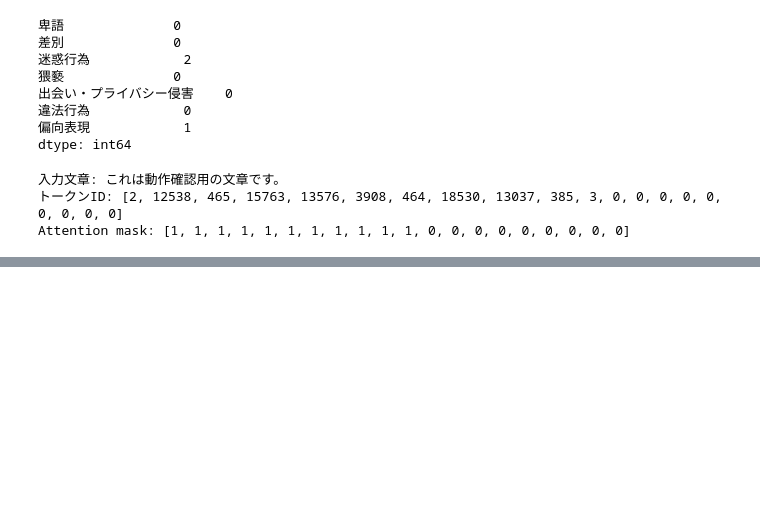
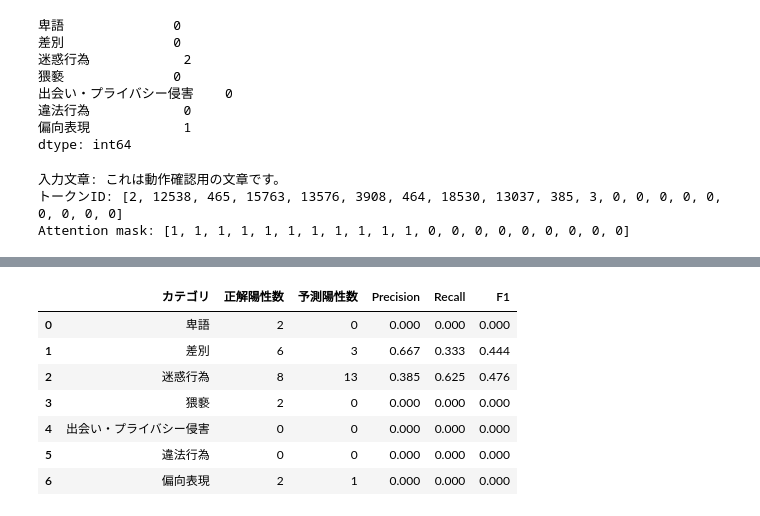
Before and after one commit to Kobakunn/bbs-with-AI-monitoring, a Jupyter notebook: analysis/学習.ipynb, the cells around one changed output, grey strips where cells are left out. Saved outputs shown, nothing was run; the diff lists cells and outputs as text; code cells hidden in the pictures; blank space fills up the shorter version.

```diff
--- a/analysis/学習.ipynb
+++ b/analysis/学習.ipynb
@@ -167,0 +850,34 @@ Attention mask: [1, 1, 1, 1, 1, 1, 1, 1, 1, 1, 1, 0, 0, 0, 0, 0, 0, 0, 0, 0]
+# %%
+
+from sklearn.metrics import precision_recall_fscore_support
+from scipy.special import expit
+import pandas as pd
+
+# 学習終了後の weighted_trainer を評価
+valid_output = weighted_trainer.predict(valid_dataset)
+
+probabilities = expit(valid_output.predictions)
+y_true = valid_output.label_ids.astype(int)
+
+# まずは従来と同じ閾値0.5で比較
+threshold = 0.5
+y_pred = (probabilities >= threshold).astype(int)
+
+precision, recall, f1, support = precision_recall_fscore_support(
+    y_true,
+    y_pred,
+    average=None,
+    zero_division=0
+)
+
+category_results = pd.DataFrame({
+    "カテゴリ": CATEGORIES,
+    "正解陽性数": y_true.sum(axis=0),
+    "予測陽性数": y_pred.sum(axis=0),
+    "Precision": precision,
+    "Recall": recall,
+    "F1": f1
+})
+
+display(category_results.round(3))
+# %% [output]
@@ -167,0 +885,8 @@ Attention mask: [1, 1, 1, 1, 1, 1, 1, 1, 1, 1, 1, 0, 0, 0, 0, 0, 0, 0, 0, 0]
+|  | カテゴリ | 正解陽性数 | 予測陽性数 | Precision | Recall | F1 |
+| 0 | 卑語 | 2 | 0 | 0.000 | 0.000 | 0.000 |
+| 1 | 差別 | 6 | 3 | 0.667 | 0.333 | 0.444 |
+| 2 | 迷惑行為 | 8 | 13 | 0.385 | 0.625 | 0.476 |
+| 3 | 猥褻 | 2 | 0 | 0.000 | 0.000 | 0.000 |
+| 4 | 出会い・プライバシー侵害 | 0 | 0 | 0.000 | 0.000 | 0.000 |
+| 5 | 違法行為 | 0 | 0 | 0.000 | 0.000 | 0.000 |
+| 6 | 偏向表現 | 2 | 1 | 0.000 | 0.000 | 0.000 |
```
Also changed, not shown: parts of 21 cells of this notebook.
